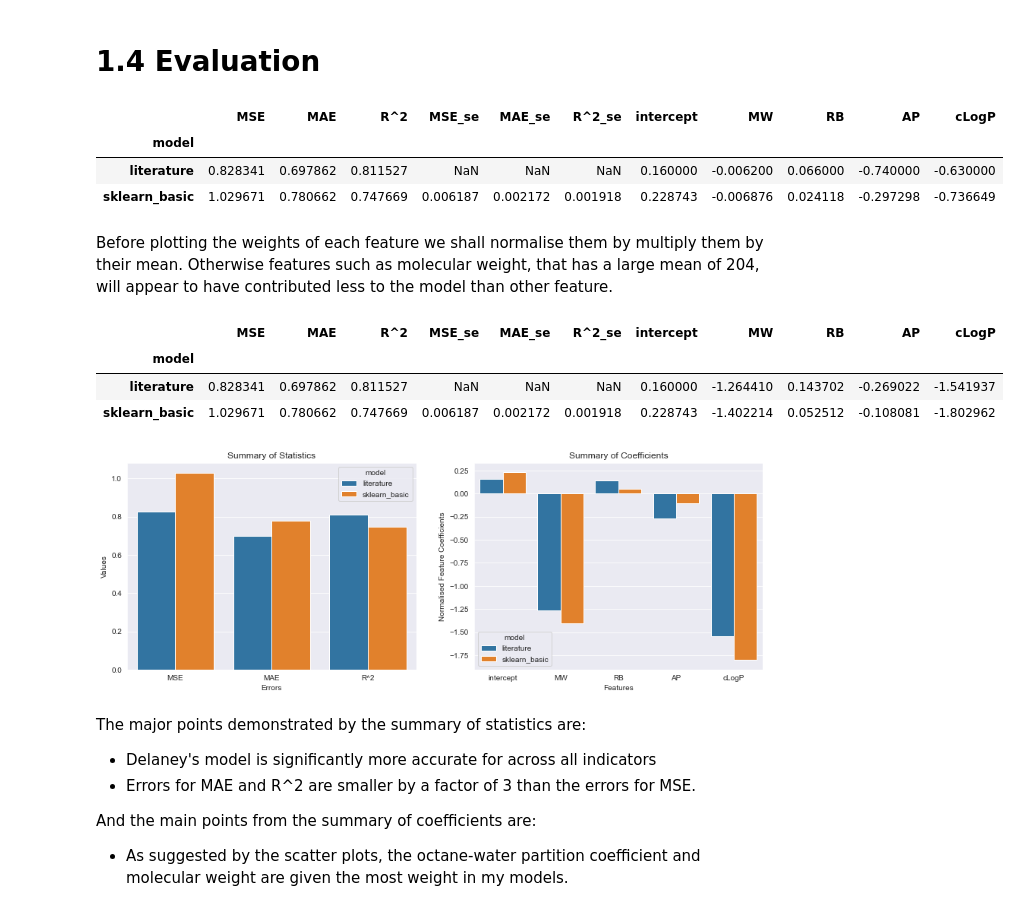
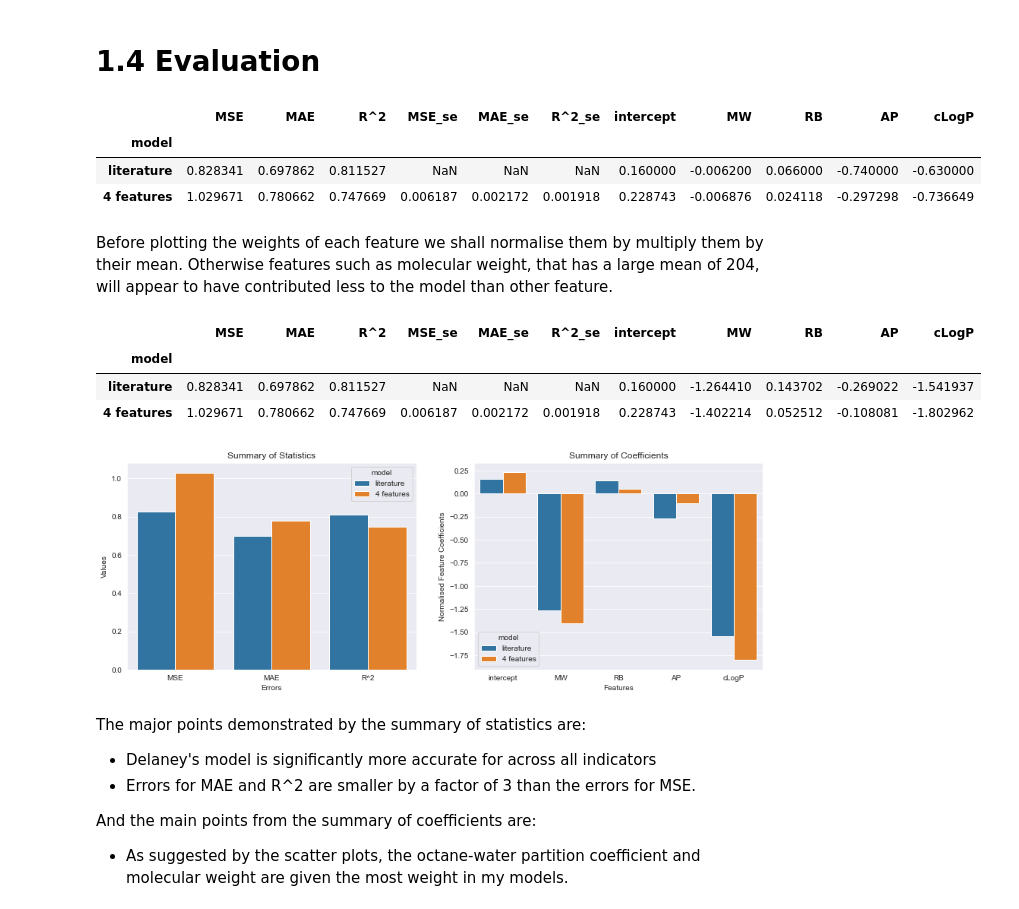
Before and after one commit to erwallace/Predicting-Aqueous-Solubilities, a Jupyter notebook: esol_linear_regression.ipynb, the cells around one changed output. Cells and saved outputs as stored; diff of their text form; code cells hidden in the pictures.

```diff
--- a/esol_linear_regression.ipynb
+++ b/esol_linear_regression.ipynb
@@ -254,7 +254,7 @@ Mean squared error (MSE): 1.030 ± 0.007
 Mean absolute error (MAE): 0.781 ± 0.003
 Coefficient of determination (R^2): 0.748 ± 0.002
 # %%
-Delaney_sklearn = { 'model':'sklearn_basic',
+features_4 = { 'model':'4 features',
                     'MSE':mse,
                     'MAE':mae,
                     'R^2':r2,
@@ -290,13 +290,13 @@ Delaney_literature = {'model':'literature',
                       'AP':-0.74,
                       'cLogP':-0.63 }
 # %%
-results = pd.DataFrame([Delaney_literature, Delaney_sklearn]).set_index('model')
+results = pd.DataFrame([Delaney_literature, features_4]).set_index('model')
 results
 # %% [output]
 |  | MSE | MAE | R^2 | MSE_se | MAE_se | R^2_se | intercept | MW | RB | AP | cLogP |
 | model |  |  |  |  |  |  |  |  |  |  |  |
 | literature | 0.828341 | 0.697862 | 0.811527 | NaN | NaN | NaN | 0.160000 | -0.006200 | 0.066000 | -0.740000 | -0.630000 |
-| sklearn_basic | 1.029671 | 0.780662 | 0.747669 | 0.006187 | 0.002172 | 0.001918 | 0.228743 | -0.006876 | 0.024118 | -0.297298 | -0.736649 |
+| 4 features | 1.029671 | 0.780662 | 0.747669 | 0.006187 | 0.002172 | 0.001918 | 0.228743 | -0.006876 | 0.024118 | -0.297298 | -0.736649 |
 # %% [markdown]
  Before plotting the weights of each feature we shall normalise them by multiply them by their mean. Otherwise features such as molecular weight, that has a large mean of 204, will appear to have contributed less to the model than other feature.
 # %%
@@ -309,7 +309,7 @@ norm_results
 |  | MSE | MAE | R^2 | MSE_se | MAE_se | R^2_se | intercept | MW | RB | AP | cLogP |
 | model |  |  |  |  |  |  |  |  |  |  |  |
 | literature | 0.828341 | 0.697862 | 0.811527 | NaN | NaN | NaN | 0.160000 | -1.264410 | 0.143702 | -0.269022 | -1.541937 |
-| sklearn_basic | 1.029671 | 0.780662 | 0.747669 | 0.006187 | 0.002172 | 0.001918 | 0.228743 | -1.402214 | 0.052512 | -0.108081 | -1.802962 |
+| 4 features | 1.029671 | 0.780662 | 0.747669 | 0.006187 | 0.002172 | 0.001918 | 0.228743 | -1.402214 | 0.052512 | -0.108081 | -1.802962 |
 # %%
 # Plot of a summary of the two models
 fig, ax = plt.subplots(ncols=2, figsize=(15,5))
@@ -330,7 +330,7 @@ ax[1].set_title("Summary of Coefficients")
 
 plt.show()
 # %% [output]
-[figure, old version]
+[figure, new version]
 # %% [markdown]
 The major points demonstrated by the summary of statistics are:
 - Delaney's model is significantly more accurate for across all indicators
```
Also changed, not shown: parts of 18 cells of this notebook.
